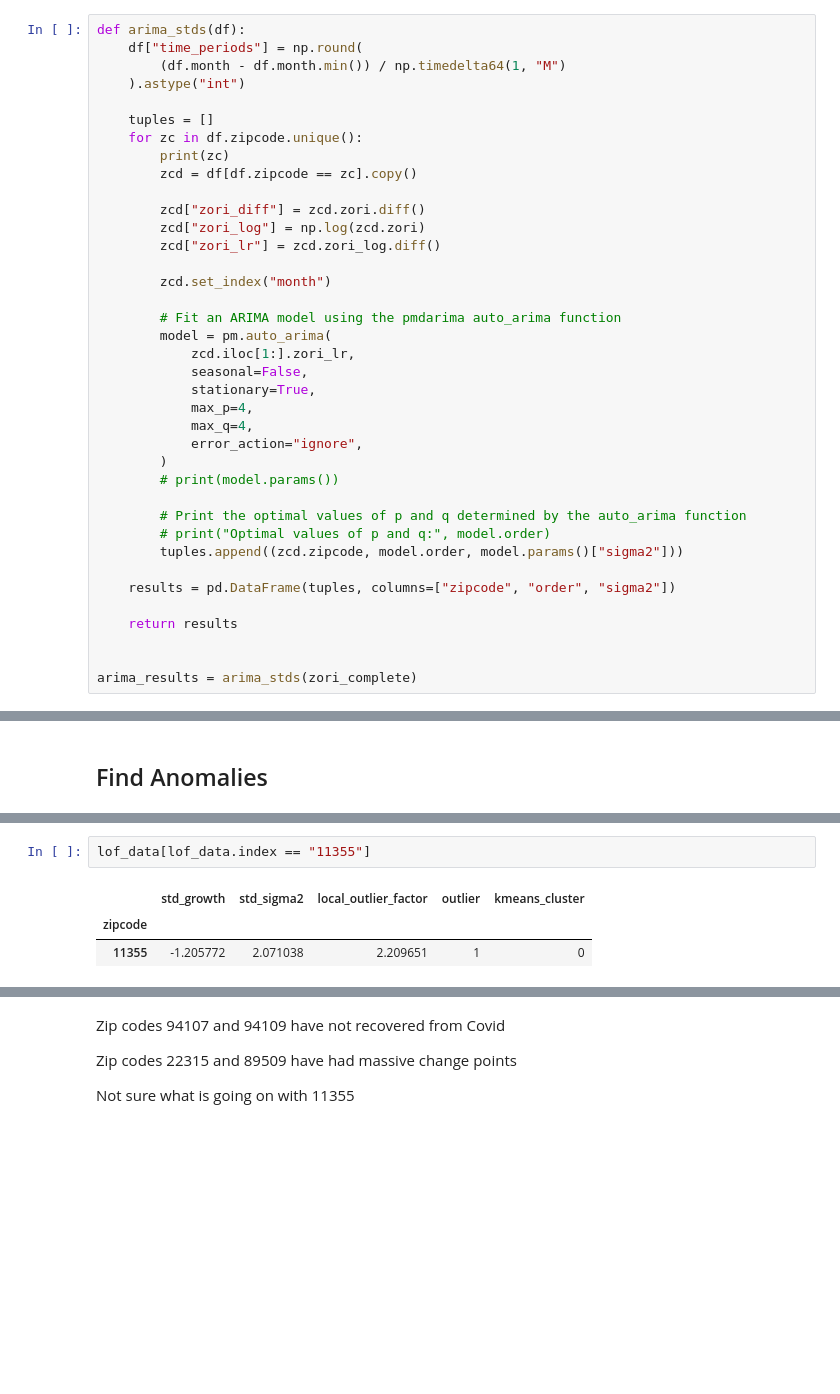
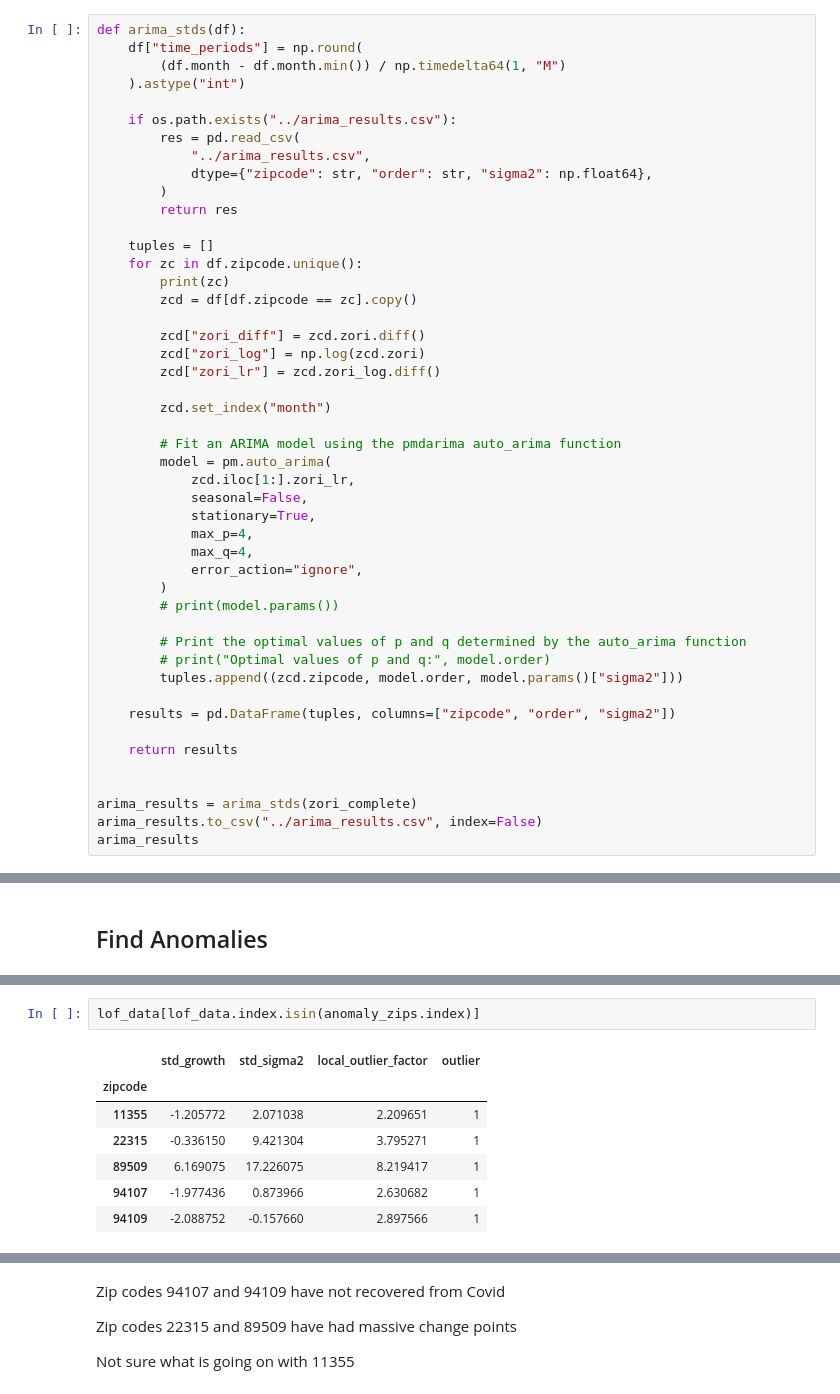
Before and after one commit to ichbinallen/zori_zori, a Jupyter notebook: notebooks/Zori_Rents.ipynb, the cells around one changed output, grey strips where cells are left out. Drawn from its saved outputs; the diff is of its cells as text; blank space fills up the shorter version.

```diff
--- a/notebooks/Zori_Rents.ipynb
+++ b/notebooks/Zori_Rents.ipynb
@@ -243,6 +211,13 @@ def arima_stds(df):
     df["time_periods"] = np.round(
         (df.month - df.month.min()) / np.timedelta64(1, "M")
     ).astype("int")
+
+    if os.path.exists("../arima_results.csv"):
+        res = pd.read_csv(
+            "../arima_results.csv",
+            dtype={"zipcode": str, "order": str, "sigma2": np.float64},
+        )
+        return res
 
     tuples = []
     for zc in df.zipcode.unique():
@@ -276,4 +251,6 @@ def arima_stds(df):
 
 
 arima_results = arima_stds(zori_complete)
+arima_results.to_csv("../arima_results.csv", index=False)
+arima_results
 # %% [output]
@@ -440,11 +398,15 @@ _ = g.set_title("Rent Patterns for top 5 'weirdest' zipcodes", fontsize=16)
 [figure]
 [interactive output not drawn]
 # %%
-lof_data[lof_data.index == "11355"]
+lof_data[lof_data.index.isin(anomaly_zips.index)]
 # %% [output]
-|  | std_growth | std_sigma2 | local_outlier_factor | outlier | kmeans_cluster |
-| zipcode |  |  |  |  |  |
-| 11355 | -1.205772 | 2.071038 | 2.209651 | 1 | 0 |
+|  | std_growth | std_sigma2 | local_outlier_factor | outlier |
+| zipcode |  |  |  |  |
+| 11355 | -1.205772 | 2.071038 | 2.209651 | 1 |
+| 22315 | -0.336150 | 9.421304 | 3.795271 | 1 |
+| 89509 | 6.169075 | 17.226075 | 8.219417 | 1 |
+| 94107 | -1.977436 | 0.873966 | 2.630682 | 1 |
+| 94109 | -2.088752 | -0.157660 | 2.897566 | 1 |
 [interactive output not drawn]
 # %% [markdown]
 Zip codes 94107 and 94109 have not recovered from Covid
```
Also changed, not shown: parts of 26 cells of this notebook.
